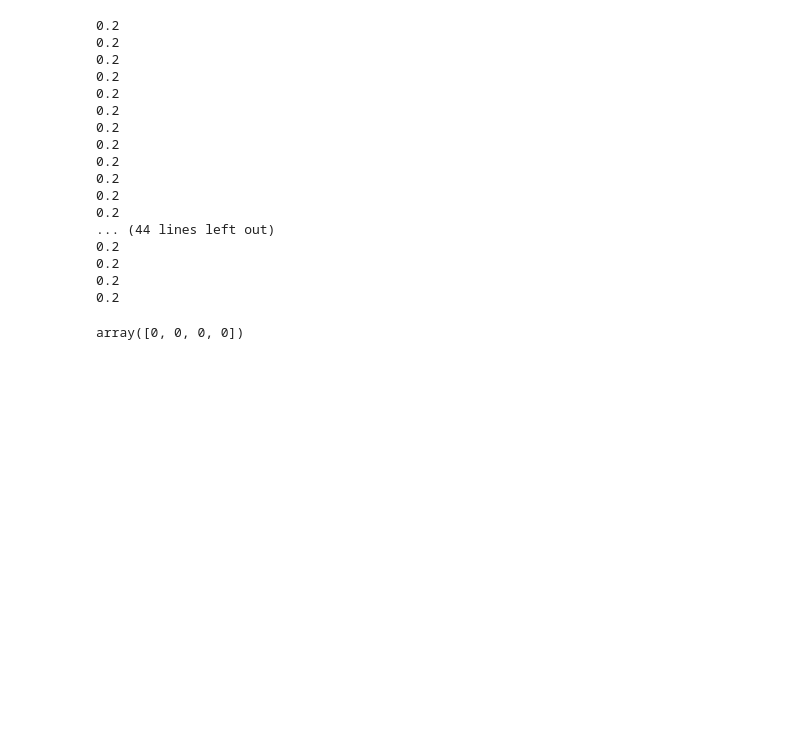
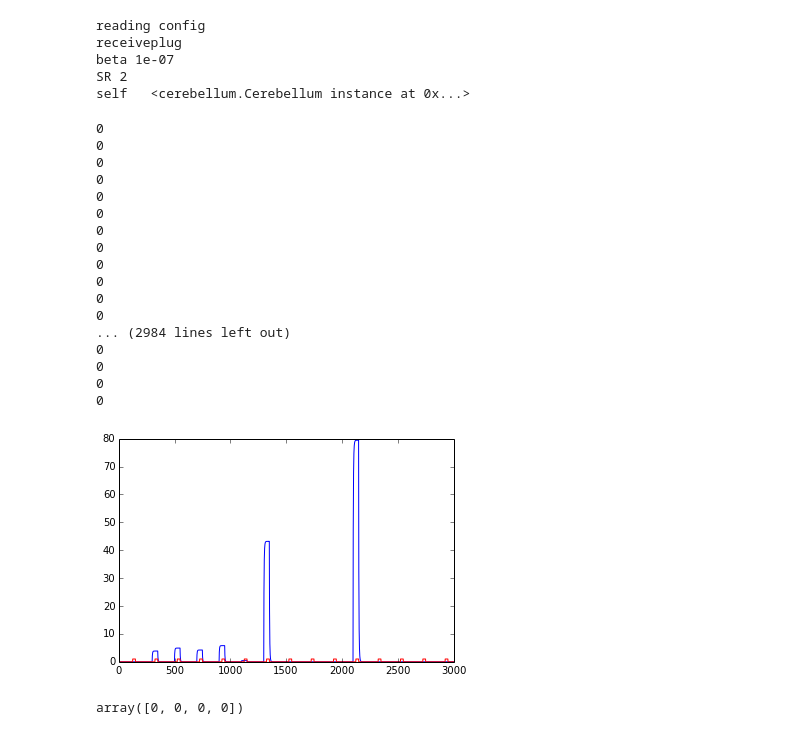
Before and after one commit to clement-moulin-frier/icub_painting, a Jupyter notebook: Cerebellum/cerebellum.ipynb, the cells around one changed output. Saved outputs shown, nothing was run; the diff lists cells and outputs as text; code cells hidden in the pictures; blank space fills up the shorter version.

Commit message:
cerebellum working

```diff
--- a/Cerebellum/cerebellum.ipynb
+++ b/Cerebellum/cerebellum.ipynb
@@ -19,26 +13,36 @@ self   <cerebellum.Cerebellum instance at 0x...>
+# %%
+cer = cerebellumInstance(CS_size=5,k_NOI=0.15, nBasis=50,LR=0.0000001,delay=1,SR=2,update=100)
+# %% [output]
+reading config
+receiveplug
+beta 1e-07
+SR 2
+self   <cerebellum.Cerebellum instance at 0x...>
 # %%
-from numpy import array
 
-CS = array([0.] * 20 + [1.] * 20 + [0.] * 20)
-US = array([0.] * 30 + [1.] * 10 + [0.] * 20)
+n_trials=15
+CS = array(n_trials * ([1.] * 100 + [0.] * 50 + [1.] * 50))
+US = array(n_trials * ([0.] * 125 + [1.] * 25 + [0.] * 50))
 
-for cs, us in zip(CS, US):
-    cer.update(cs, us)
+for t in [1]:
+    for cs, us in zip(CS, US):
+        #print cs, us
+        cer.update(cs, us)
 # %% [output]
-0.2
-0.2
-0.2
-0.2
-0.2
-0.2
-0.2
-0.2
-0.2
-0.2
-0.2
-0.2
-... (44 lines left out)
-0.2
-0.2
-0.2
-0.2
+0
+0
+0
+0
+0
+0
+0
+0
+0
+0
+0
+0
+... (2984 lines left out)
+0
+0
+0
+0
@@ -48,3 +49,9 @@ max?
+# %%
+plt.plot(cer.CRB_V_CR)
+plt.plot(US ,'r-')
+plt.show()
+# %% [output]
+[figure, added]
 # %%
 from numpy import append
 # %%
```
Also changed, not shown: parts of 7 cells of this notebook, 1 other file.
